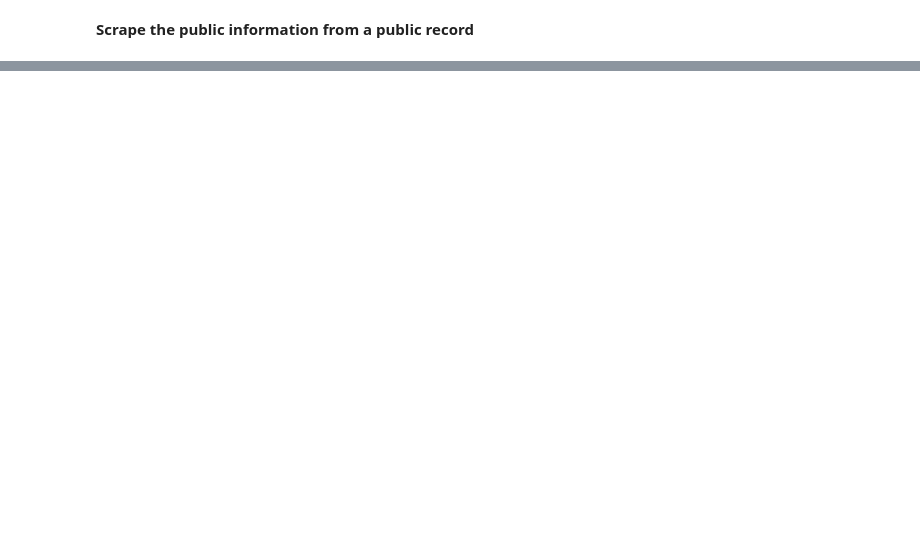
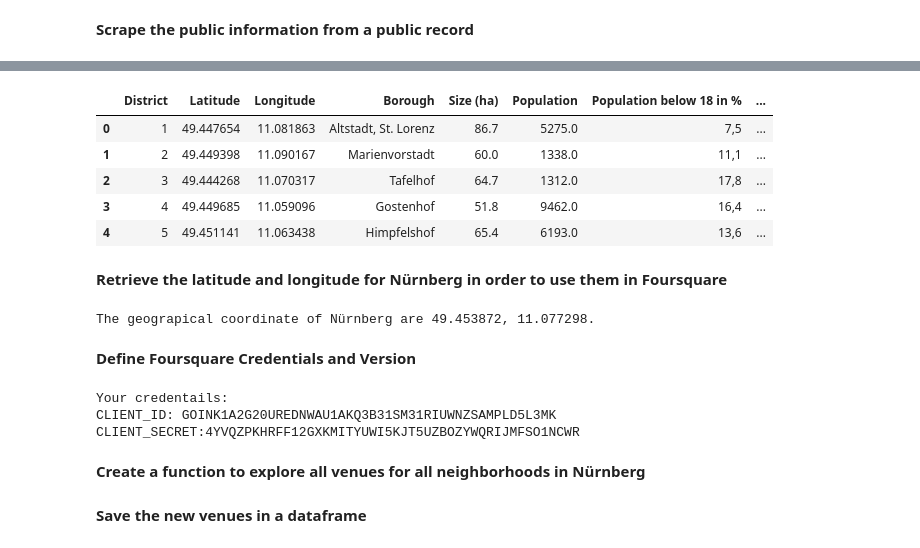
Before and after one commit to Suntzui/Coursera_Capstone, a Jupyter notebook: Applied Data Science Capstone - Final Assignment.ipynb, the cells around one changed output, grey strips where cells are left out. Drawn from its saved outputs; the diff is of its cells as text; code cells hidden in the pictures; blank space fills up the shorter version.

```diff
--- a/Applied Data Science Capstone - Final Assignment.ipynb
+++ b/Applied Data Science Capstone - Final Assignment.ipynb
@@ -103,0 +123,41 @@ df_gov.head()
+# %%
+Nürnberg['Population'] = Nürnberg['Population'].astype('float')
+Nürnberg['Population Density'] = round(Nürnberg['Population']/Nürnberg['Size (ha)'])
+# %%
+Nürnberg.shape
+Nürnberg.head()
+# %% [output]
+|  | District | Latitude | Longitude | Borough | Size (ha) | Population | Population below 18 in % | ... |
+| 0 | 1 | 49.447654 | 11.081863 | Altstadt, St. Lorenz | 86.7 | 5275.0 | 7,5 | ... |
+| 1 | 2 | 49.449398 | 11.090167 | Marienvorstadt | 60.0 | 1338.0 | 11,1 | ... |
+| 2 | 3 | 49.444268 | 11.070317 | Tafelhof | 64.7 | 1312.0 | 17,8 | ... |
+| 3 | 4 | 49.449685 | 11.059096 | Gostenhof | 51.8 | 9462.0 | 16,4 | ... |
+| 4 | 5 | 49.451141 | 11.063438 | Himpfelshof | 65.4 | 6193.0 | 13,6 | ... |
+# %% [markdown]
+**Retrieve the latitude and longitude for Nürnberg in order to use them in Foursquare**
+# %%
+address = 'Nürnberg'
+
+geolocator = Nominatim(user_agent="ny_explorer")
+location = geolocator.geocode(address)
+latitude = location.latitude
+longitude = location.longitude
+print('The geograpical coordinate of Nürnberg are {}, {}.'.format(latitude, longitude))
+# %% [output]
+The geograpical coordinate of Nürnberg are 49.453872, 11.077298.
+# %% [markdown]
+**Define Foursquare Credentials and Version**
+# %%
+CLIENT_ID = 'GOINK1A2G20UREDNWAU1AKQ3B31SM31RIUWNZSAMPLD5L3MK' # your Foursquare ID
+CLIENT_SECRET = '4YVQZPKHRFF12GXKMITYUWI5KJT5UZBOZYWQRIJMFSO1NCWR' # your Foursquare Secret
+VERSION = '20180605' # Foursquare API version
+
+print('Your credentails:')
+print('CLIENT_ID: ' + CLIENT_ID)
+print('CLIENT_SECRET:' + CLIENT_SECRET)
+# %% [output]
+Your credentails:
+CLIENT_ID: GOINK1A2G20UREDNWAU1AKQ3B31SM31RIUWNZSAMPLD5L3MK
+CLIENT_SECRET:4YVQZPKHRFF12GXKMITYUWI5KJT5UZBOZYWQRIJMFSO1NCWR
+# %% [markdown]
+**Create a function to explore all venues for all neighborhoods in Nürnberg**
@@ -103,0 +204,2 @@ df_gov.head()
+# %% [markdown]
+**Save the new venues in a dataframe**
```
Also changed, not shown: parts of 12 cells of this notebook, 3 other files.
